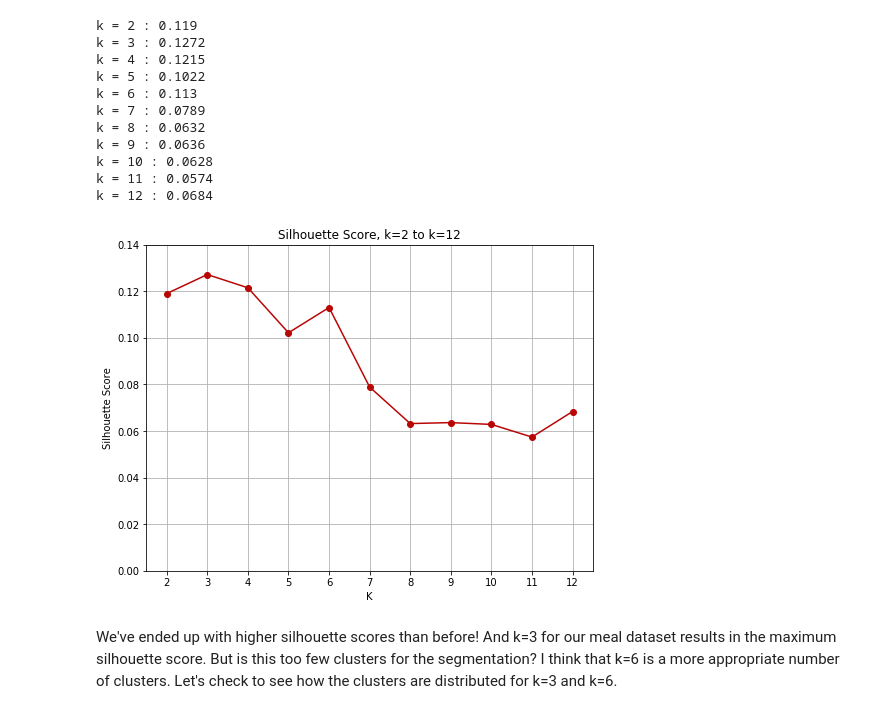
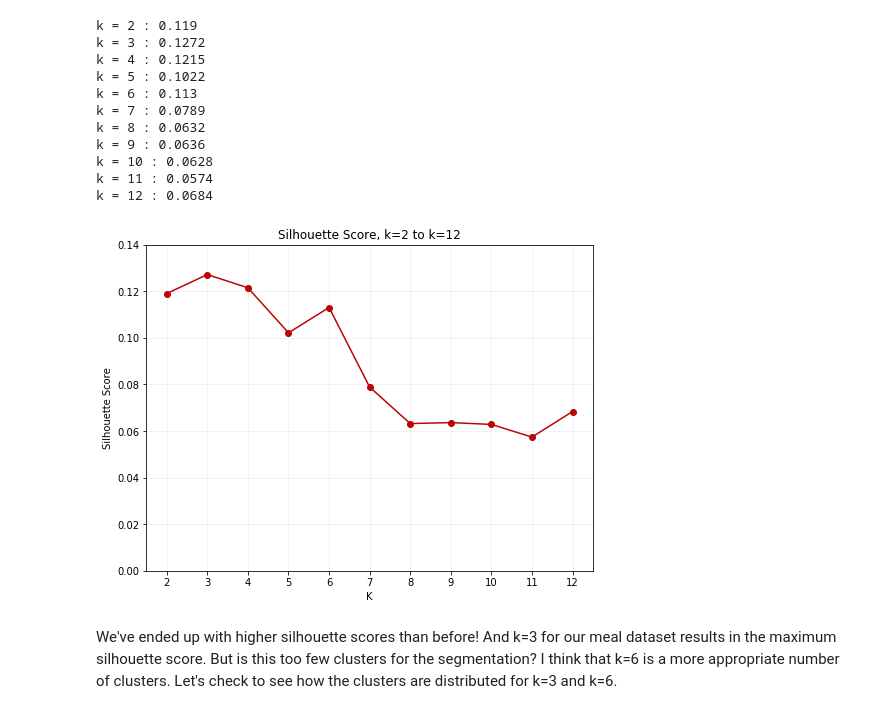
Before and after one commit to isabelvanzijl/Capstone-Project-2, a Jupyter notebook: Clustering.ipynb, the cells around one changed output. Cells and saved outputs as stored; diff of their text form; code cells hidden in the pictures.

Commit message:
clustering

```diff
--- a/Clustering.ipynb
+++ b/Clustering.ipynb
@@ -70,8 +81,8 @@ I would say that the elbow is either at k=5 or k=10. Let's see how many recipes
 # computer kmeans where k=5
 k_5 = 5
 kmeans_5 = KMeans(n_clusters=k_5, random_state=10)
-df_cats['cluster5'] = kmeans_5.fit_predict(categories_matrix)
-cluster_count_5 = pd.DataFrame(df_cats['cluster5'].value_counts().sort_index())
+clusters_allrecipes_df['cluster5'] = kmeans_5.fit_predict(categories_matrix)
+cluster_count_5 = pd.DataFrame(clusters_allrecipes_df['cluster5'].value_counts().sort_index())
 print(cluster_count_5)
 
 # plot bar graph of clusters and number of data points in each cluster
@@ -94,8 +105,8 @@ plt.show()
 # computer kmeans where k=5
 k_10 = 10
 kmeans_10 = KMeans(n_clusters=k_10, random_state=10)
-df_cats['cluster10'] = kmeans_10.fit_predict(categories_matrix)
-cluster_count_10 = pd.DataFrame(df_cats['cluster10'].value_counts().sort_index())
+clusters_allrecipes_df['cluster10'] = kmeans_10.fit_predict(categories_matrix)
+cluster_count_10 = pd.DataFrame(clusters_allrecipes_df['cluster10'].value_counts().sort_index())
 print(cluster_count_10)
 
 # plot bar graph of clusters and number of data points in each cluster
@@ -158,3 +174,7 @@ Index(['Title', 'Rating', 'Rating Group', 'Date Time', 'Calories', 'Protein',
        'Washington, D.C.', 'Weelicious', 'Wheat/Gluten-Free', 'Winter',
        'Wisconsin'],
       dtype='object', length=256)
+# %%
+# let's also remove columns if there are no rows that have that category
+df_cats_meals.drop([col for col, val in df_cats_meals.sum().iteritems() if val == 0], axis=1, inplace=True)
+df_cats_meals.shape
@@ -233,17 +257,17 @@ k = 12 : 0.0684
 # %%
 # plot silhouette score for each k
 x, y = zip(*sorted(avg_s_scores_meals.items()))
 plt.figure(figsize=(8,6))
 plt.plot(x, y, '-o')
 plt.xticks(range_n_clusters)
 plt.yticks([0, .02, .04, .06, .08, .10, .12, .14])
 plt.xlabel('K')
 plt.ylabel('Silhouette Score')
 plt.title('Silhouette Score, k=2 to k=12')
-plt.grid(True)
+plt.grid(True, alpha=.2)
 plt.show()
 # %% [output]
-[figure, old version]
+[figure, new version]
 # %% [markdown]
 We've ended up with higher silhouette scores than before! And k=3 for our meal dataset results in the maximum silhouette score. But is this too few clusters for the segmentation? I think that k=6 is a more appropriate number of clusters. Let's check to see how the clusters are distributed for k=3 and k=6.
 # %%
```
Also changed, not shown: parts of 52 cells of this notebook.
